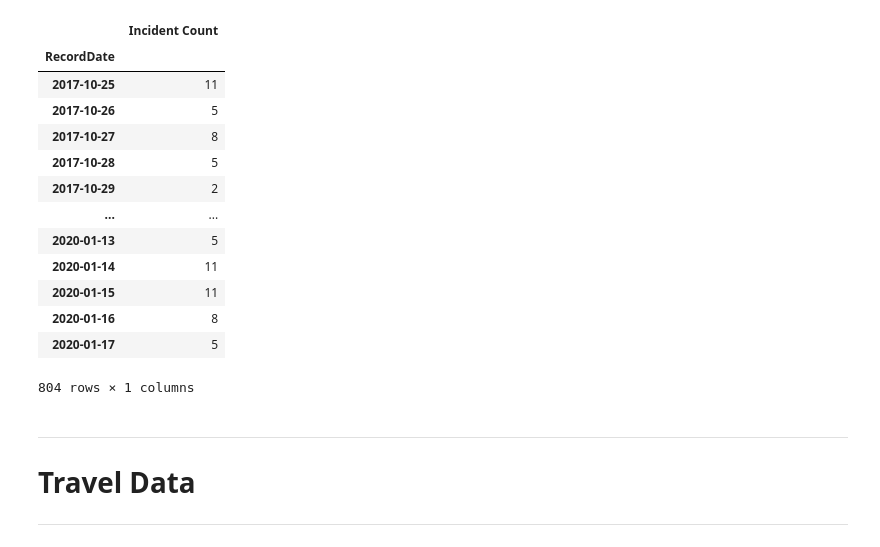
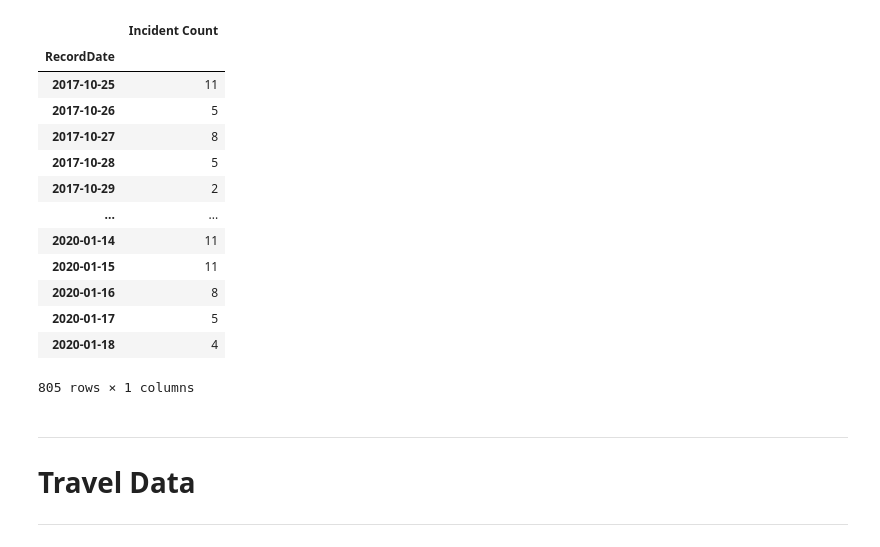
Before and after one commit to SaifeelMomin/Project1---Team_BigBend, a Jupyter notebook: traffic_incident_apis/data.austin/Austin.data.traffic_api.ipynb, the cells around one changed output. Drawn from its saved outputs; the diff is of its cells as text; code cells hidden in the pictures.

```diff
--- a/traffic_incident_apis/data.austin/Austin.data.traffic_api.ipynb
+++ b/traffic_incident_apis/data.austin/Austin.data.traffic_api.ipynb
@@ -91,0 +15,10 @@ filtered_df
+# %%
+#Fetch incidents from the incidents table in the MySQL db.
+DATABASE = "team_big_bend"
+engine.execute(f"USE {DATABASE}")
+get_incidents = engine.execute("Select * from incidents")
+# %%
+#Put query results and columns into a data frame and display results
+incidents = pd.DataFrame(get_incidents.fetchall())
+incidents.columns = get_incidents.keys()
+incidents
@@ -92,22 +39,23 @@ filtered_df
 # %%
-incident_date = pd.DataFrame(filtered_df.groupby("RecordDate")["ReportID"].count()) \
-    .rename(columns={"ReportID" : "Incident Count"})
-incident_date
+#Create a data frame that contains the daily incident count for the data set and display the results
+incident_daily = pd.DataFrame(incidents.groupby("RecordDate")["ReportID"].count()) \
+                .rename(columns={"ReportID" : "Incident Count"})
+incident_daily
 # %% [output]
 |  | Incident Count |
 | RecordDate |  |
 | 2017-10-25 | 11 |
 | 2017-10-26 | 5 |
 | 2017-10-27 | 8 |
 | 2017-10-28 | 5 |
 | 2017-10-29 | 2 |
 | ... | ... |
-| 2020-01-13 | 5 |
 | 2020-01-14 | 11 |
 | 2020-01-15 | 11 |
 | 2020-01-16 | 8 |
 | 2020-01-17 | 5 |
+| 2020-01-18 | 4 |
-804 rows × 1 columns
+805 rows × 1 columns
 # %% [markdown]
 ---
 # Travel Data
```
Also changed, not shown: parts of 23 cells of this notebook, 6 other files.
